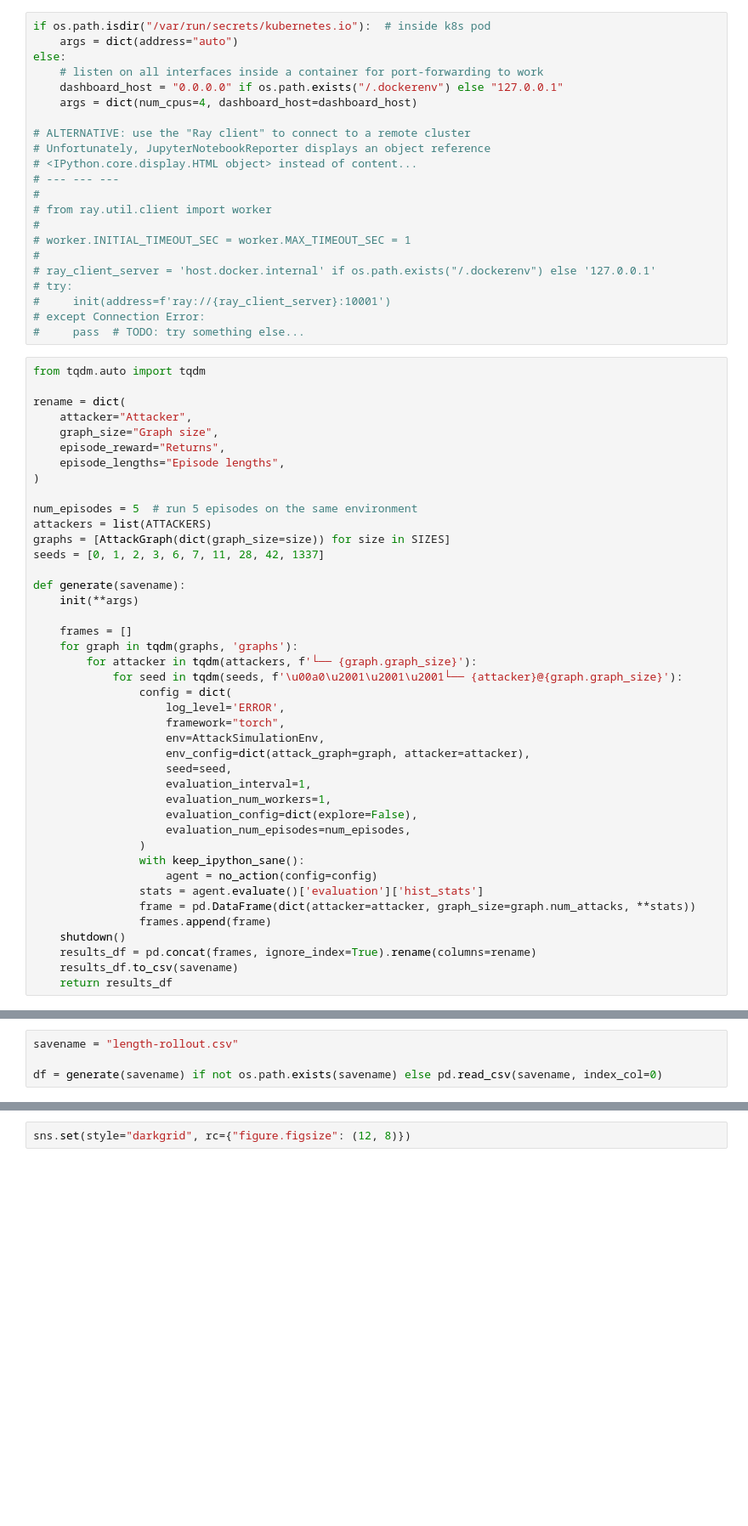
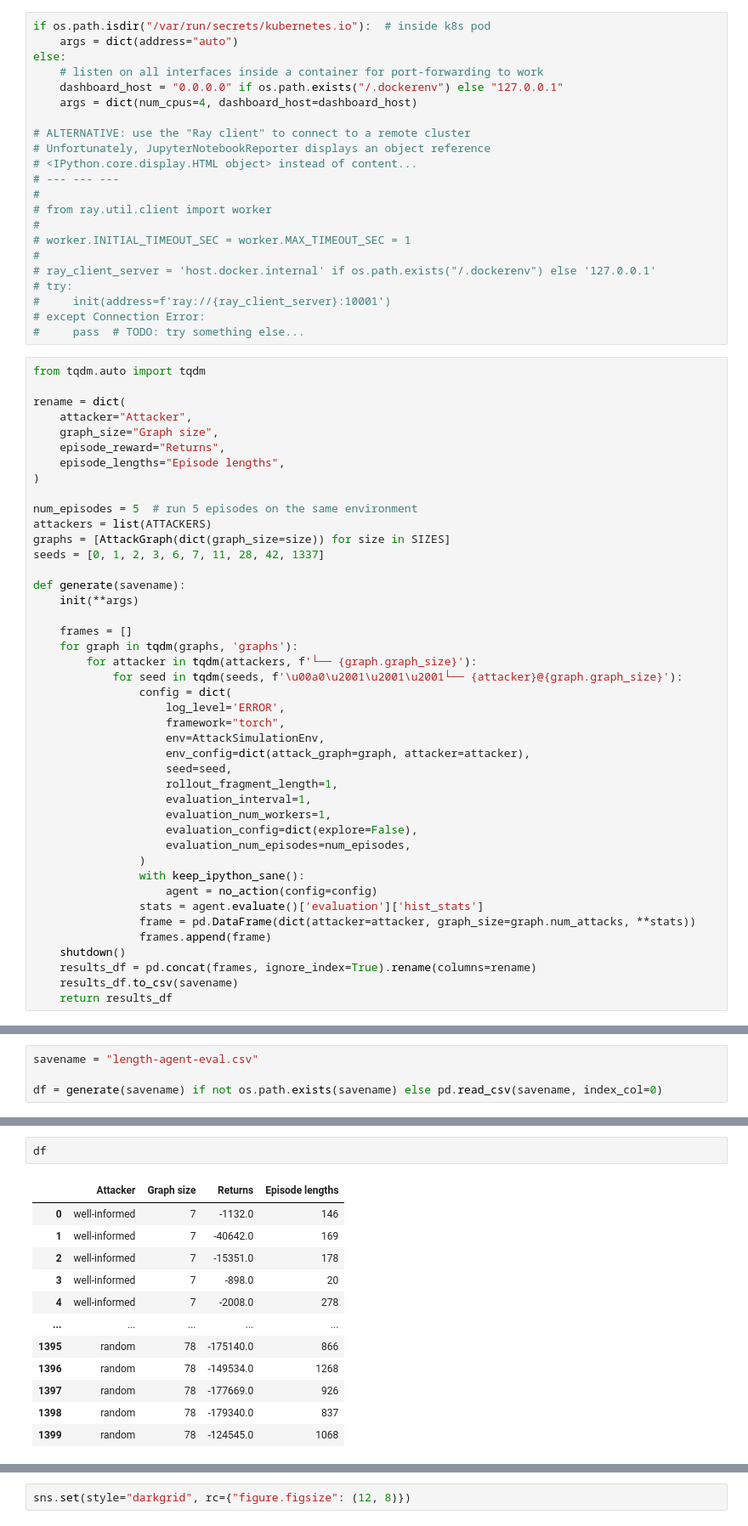
Before and after one commit to KTH-SSAS/cyber-attack-simulator, a Jupyter notebook: notebooks/length-check-agent-eval.ipynb, the cells around one changed output, grey strips where cells are left out. Shown: that part at 85% size. Cells and saved outputs as stored; diff of their text form; blank space fills up the shorter version.

```diff
--- a/notebooks/length-check-agent-eval.ipynb
+++ b/notebooks/length-check-agent-eval.ipynb
@@ -88,6 +88,7 @@ def generate(savename):
                     env=AttackSimulationEnv,
                     env_config=dict(attack_graph=graph, attacker=attacker),
                     seed=seed,
+                    rollout_fragment_length=1,
                     evaluation_interval=1,
                     evaluation_num_workers=1,
                     evaluation_config=dict(explore=False),
@@ -105,4 +114,4 @@ def generate(savename):
 # %%
-savename = "length-rollout.csv"
+savename = "length-agent-eval.csv"
 
 df = generate(savename) if not os.path.exists(savename) else pd.read_csv(savename, index_col=0)
@@ -108,0 +200,15 @@ df = generate(savename) if not os.path.exists(savename) else pd.read_csv(savenam
+# %%
+df
+# %% [output]
+|  | Attacker | Graph size | Returns | Episode lengths |
+| 0 | well-informed | 7 | -1132.0 | 146 |
+| 1 | well-informed | 7 | -40642.0 | 169 |
+| 2 | well-informed | 7 | -15351.0 | 178 |
+| 3 | well-informed | 7 | -898.0 | 20 |
+| 4 | well-informed | 7 | -2008.0 | 278 |
+| ... | ... | ... | ... | ... |
+| 1395 | random | 78 | -175140.0 | 866 |
+| 1396 | random | 78 | -149534.0 | 1268 |
+| 1397 | random | 78 | -177669.0 | 926 |
+| 1398 | random | 78 | -179340.0 | 837 |
+| 1399 | random | 78 | -124545.0 | 1068 |
```
Also changed, not shown: parts of 6 cells of this notebook, 8 other files.
